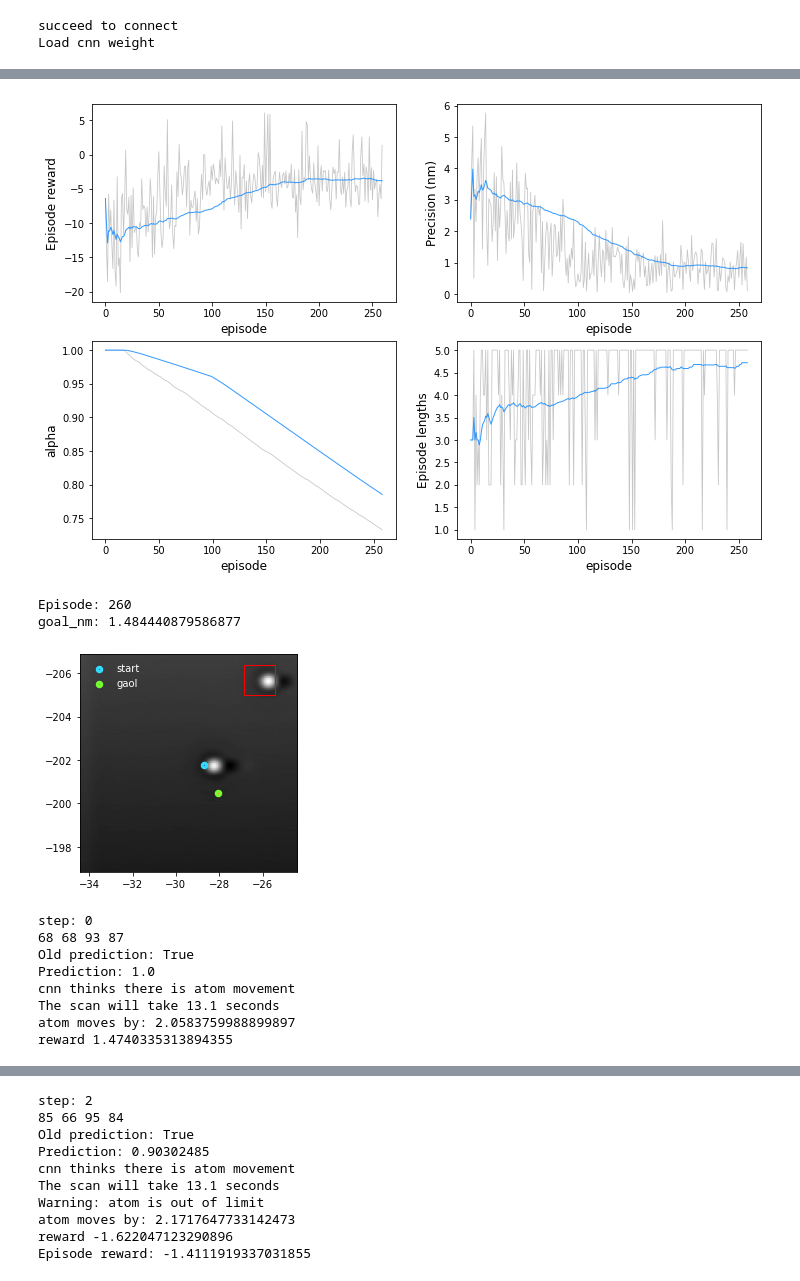
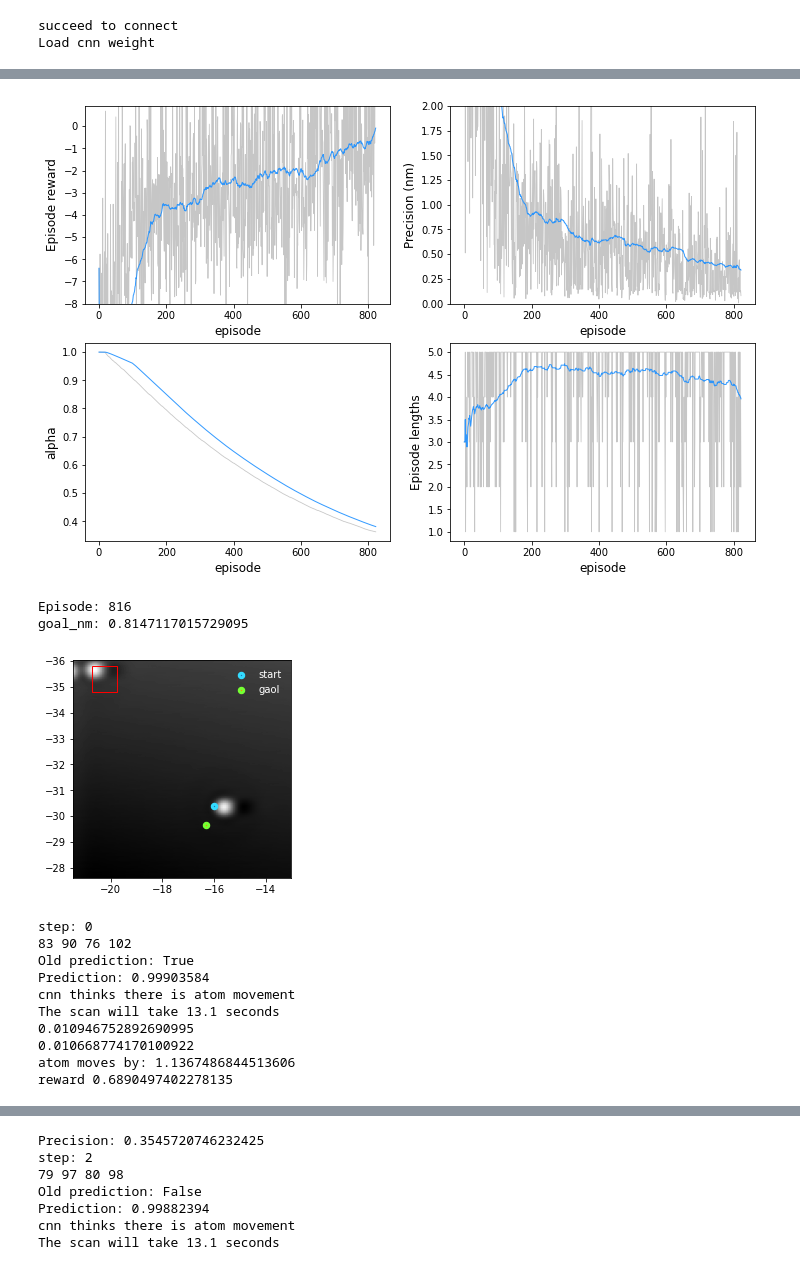
Before and after one commit to SINGROUP/Atom_manipulation_with_RL, a Jupyter notebook: single_atom_training_2nd_round.ipynb, the cells around one changed output, grey strips where cells are left out. Saved outputs shown, nothing was run; the diff lists cells and outputs as text; code cells hidden in the pictures.

```diff
--- a/single_atom_training_2nd_round.ipynb
+++ b/single_atom_training_2nd_round.ipynb
@@ -99,3 +103,13 @@ env.accuracy = amd_accuracy
 env.true_positive = amd_true_positive
 env.true_negative = amd_true_negative
 env.atom_move_detector = amd
+# %%
+c_v, a_v = [], []
+for c, a in zip(env.atom_move_detector.currents, env.atom_move_detector.atom_move_by):
+    if (c is not None) and (a is not None):
+        c_v.append(c)
+        a_v.append(a)
+    elif c is None:
+        print('c None')
+    elif a is None:
+        print('a None')
@@ -101,0 +119,12 @@ env.atom_move_detector = amd
+# %%
+env.atom_move_detector.currents = c_v
+env.atom_move_detector.atom_move_by = a_v
+# %%
+for i, np_name in enumerate(glob.glob(folder_name+'/*.npy')):
+    data = np.load(np_name,allow_pickle=True).item()
+    transitions = data['transitions']
+    for s, a, r, n, d, info in zip(transitions['state'], transitions['action'], transitions['reward'],
+                                   transitions['next_state'], transitions['done'], transitions['info']):
+        mask = float(not d)
+        memory.push(s, a, r, n, mask)
+print(len(memory))
@@ -145,6 +176,7 @@ def sac_train(max_steps, num_episodes = 50, episode_start = 0):
         for step in range(max_steps):
             print('step:', step)
             action = agent.select_action(state)
+            old_atom_nm = env.atom_absolute_nm
             next_state, reward, done, info = env.step(action)
             print('reward', reward)
 
@@ -153,12 +185,12 @@ def sac_train(max_steps, num_episodes = 50, episode_start = 0):
             mask = float(not done)
             memory.push(state,action,reward,next_state,mask)
             episode_memory.update_memory_step(state, action, next_state, reward, done, info)
-            show_step(env.img_info, info['start_nm']+env.atom_absolute_nm, info['end_nm']+env.atom_absolute_nm,
+            show_step(env.img_info, info['start_nm']+old_atom_nm, info['end_nm']+old_atom_nm,
                         env.atom_absolute_nm, env.atom_start_absolute_nm,
                         env.destination_absolute_nm, action[4]*env.max_mvolt,
                         action[5]*env.max_pcurrent_to_mvolt_ratio*action[4]*env.max_mvolt,
                         env.template_nm, env.template_wh)
-
+            print('Precision:', env.dist_destination)
             if done:
                 episode_memory.update_memory_done(env.img_info, env.atom_absolute_nm, env.atom_relative_nm)
                 episode_memory.save_memory(folder_name)
@@ -170,7 +202,6 @@ def sac_train(max_steps, num_episodes = 50, episode_start = 0):
                 break
             else:
                 state=next_state
-
 
         if (len(memory)>batch_size):
             episode_K = int(episode_steps)
@@ -198,17 +229,19 @@ def sac_train(max_steps, num_episodes = 50, episode_start = 0):
             torch.save(agent.policy.state_dict(), '{}/_policy_{}.pth'.format(folder_name,i_episode))
             torch.save(agent.alpha, '{}/_alpha_{}.pth'.format(folder_name,i_episode))
 # %%
-sac_train(max_steps=max_len, episode_start = 205,num_episodes = 1000)
+sac_train(max_steps=max_len, episode_start = 804,num_episodes = 2000)
 # %% [output]
-[figure, old version]
+[figure, new version]
-Episode: 260
-goal_nm: 1.484440879586877
+Episode: 816
+goal_nm: 0.8147117015729095
-[figure, old version]
+[figure, new version]
 step: 0
-68 68 93 87
+83 90 76 102
 Old prediction: True
-Prediction: 1.0
+Prediction: 0.99903584
 cnn thinks there is atom movement
 The scan will take 13.1 seconds
-atom moves by: 2.0583759988899897
-reward 1.4740335313894355
+0.010946752892690995
+0.010668774170100922
+atom moves by: 1.1367486844513606
+reward 0.6890497402278135
@@ -225,10 +261,7 @@ reward -1.263178341801725
+Precision: 0.3545720746232425
 step: 2
-85 66 95 84
-Old prediction: True
-Prediction: 0.90302485
+79 97 80 98
+Old prediction: False
+Prediction: 0.99882394
 cnn thinks there is atom movement
 The scan will take 13.1 seconds
-Warning: atom is out of limit
-atom moves by: 2.1717647733142473
-reward -1.622047123290896
-Episode reward: -1.4111919337031855
```
Also changed, not shown: parts of 12 cells of this notebook, 4 other files.
